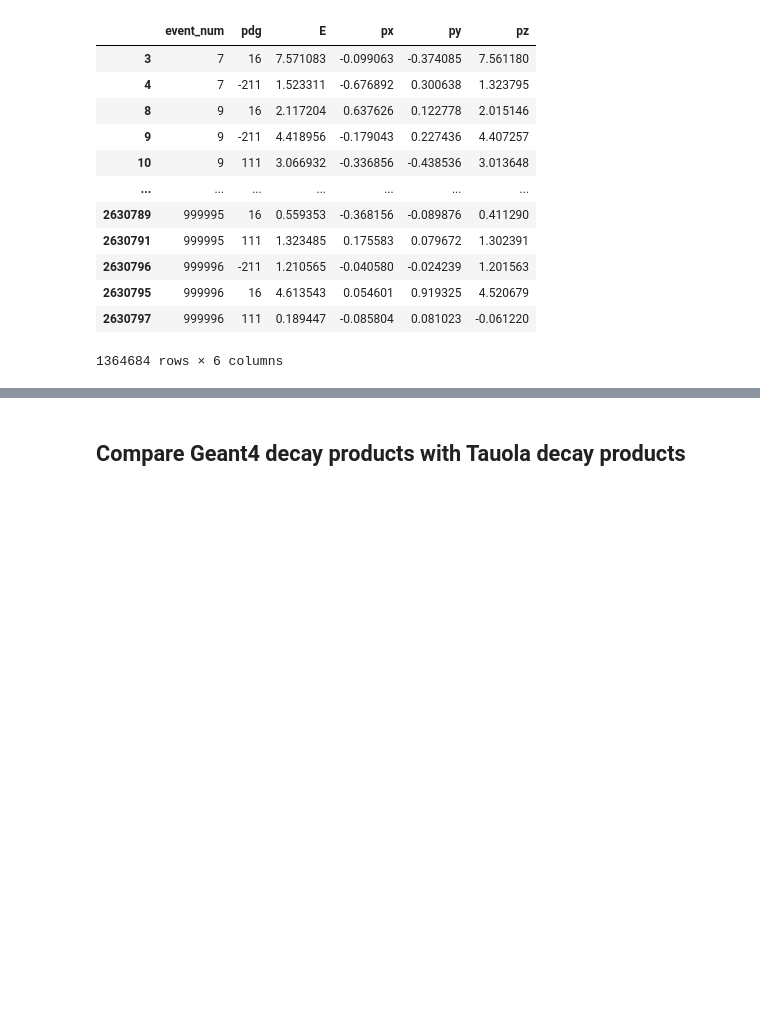
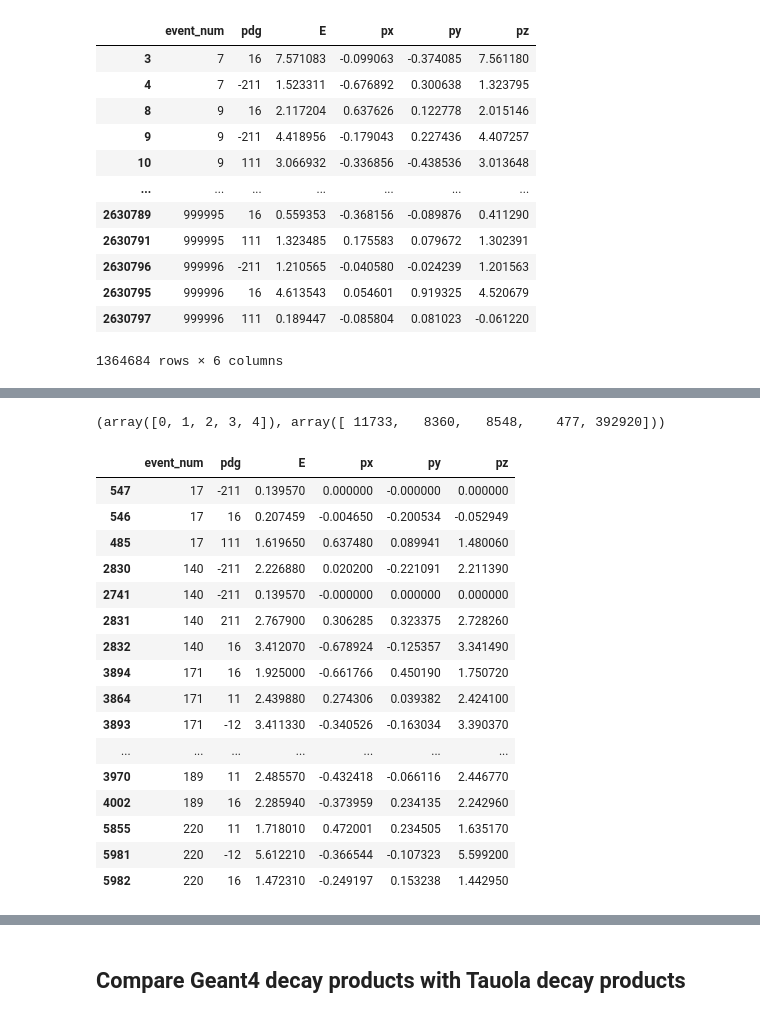
Before and after one commit to simonthor/tau-polarization-icecube, a Jupyter notebook: icecube-tau-decays/tauola_vs_geant4.ipynb, the cells around one changed output, grey strips where cells are left out. Saved outputs shown, nothing was run; the diff lists cells and outputs as text; code cells hidden in the pictures; blank space fills up the shorter version.

```diff
--- a/icecube-tau-decays/tauola_vs_geant4.ipynb
+++ b/icecube-tau-decays/tauola_vs_geant4.ipynb
@@ -89,0 +190,4 @@ assert decay_products["event_num"].nunique() == decay_products_g4["event_num"].n
+# %%
+np.unique(closeness.sum(axis=1), return_counts=True)
+# %% [output]
+(array([0, 1, 2, 3, 4]), array([ 11733,   8360,   8548,    477, 392920]))
@@ -89,0 +196,20 @@ assert decay_products["event_num"].nunique() == decay_products_g4["event_num"].n
+# %%
+decay_products_g4[decay_products_g4["event_num"].isin(bad_event_nums)].head(20)
+# %% [output]
+|  | event_num | pdg | E | px | py | pz |
+| 547 | 17 | -211 | 0.139570 | 0.000000 | -0.000000 | 0.000000 |
+| 546 | 17 | 16 | 0.207459 | -0.004650 | -0.200534 | -0.052949 |
+| 485 | 17 | 111 | 1.619650 | 0.637480 | 0.089941 | 1.480060 |
+| 2830 | 140 | -211 | 2.226880 | 0.020200 | -0.221091 | 2.211390 |
+| 2741 | 140 | -211 | 0.139570 | -0.000000 | 0.000000 | 0.000000 |
+| 2831 | 140 | 211 | 2.767900 | 0.306285 | 0.323375 | 2.728260 |
+| 2832 | 140 | 16 | 3.412070 | -0.678924 | -0.125357 | 3.341490 |
+| 3894 | 171 | 16 | 1.925000 | -0.661766 | 0.450190 | 1.750720 |
+| 3864 | 171 | 11 | 2.439880 | 0.274306 | 0.039382 | 2.424100 |
+| 3893 | 171 | -12 | 3.411330 | -0.340526 | -0.163034 | 3.390370 |
+| ... | ... | ... | ... | ... | ... | ... |
+| 3970 | 189 | 11 | 2.485570 | -0.432418 | -0.066116 | 2.446770 |
+| 4002 | 189 | 16 | 2.285940 | -0.373959 | 0.234135 | 2.242960 |
+| 5855 | 220 | 11 | 1.718010 | 0.472001 | 0.234505 | 1.635170 |
+| 5981 | 220 | -12 | 5.612210 | -0.366544 | -0.107323 | 5.599200 |
+| 5982 | 220 | 16 | 1.472310 | -0.249197 | 0.153238 | 1.442950 |
```
Also changed, not shown: parts of 18 cells of this notebook.
